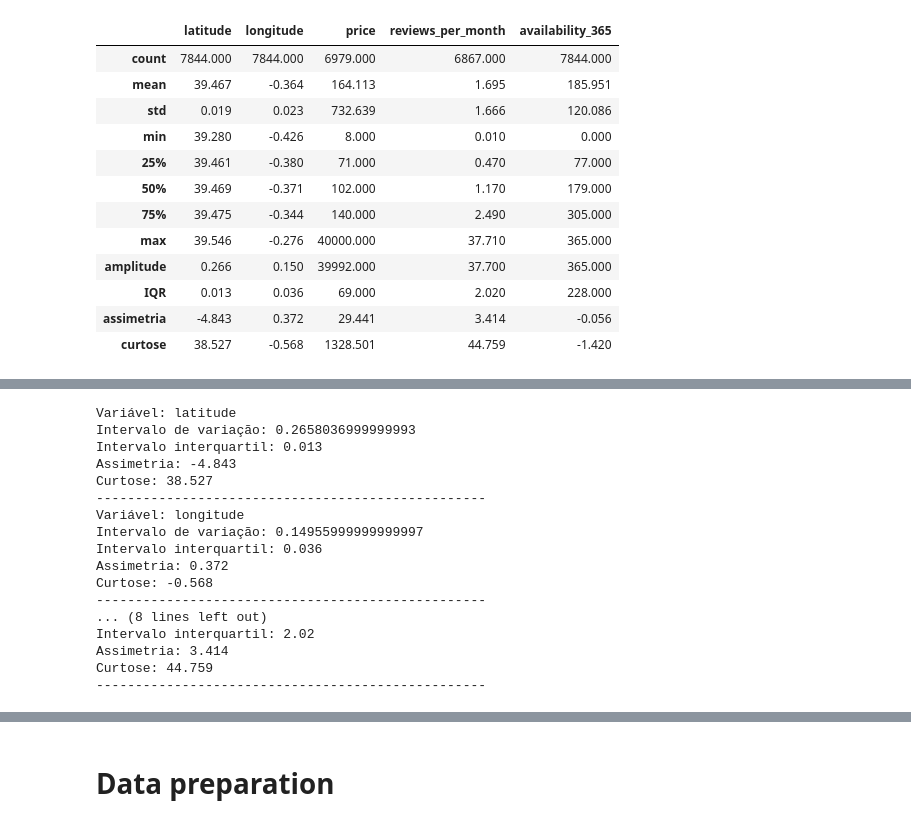
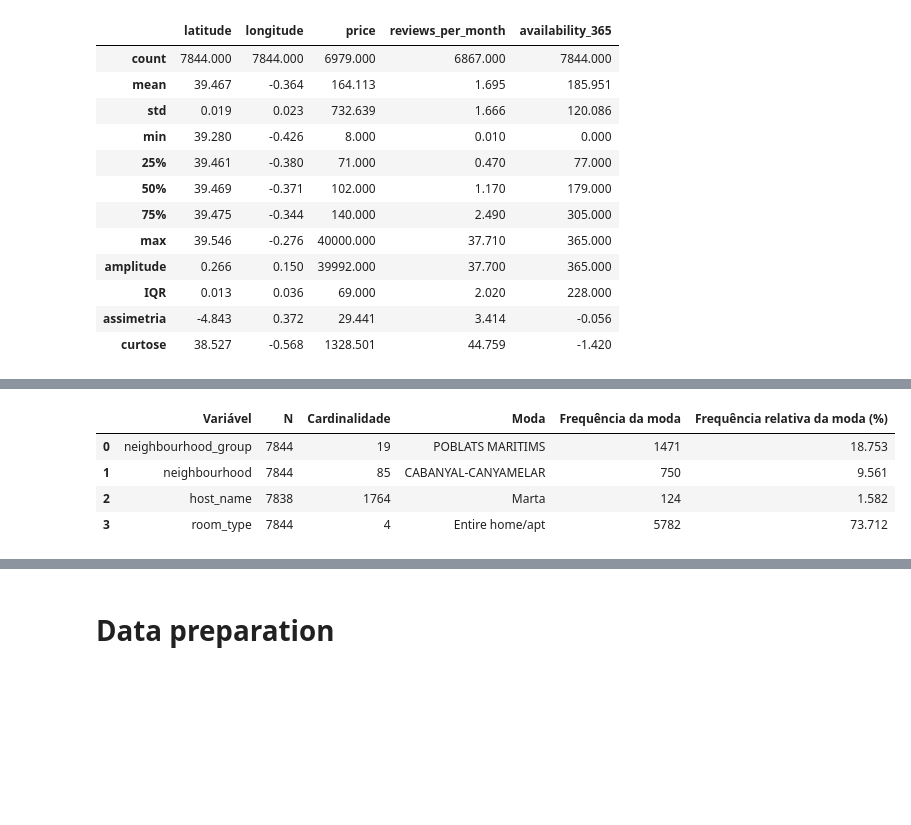
Before and after one commit to leandromicael123/An-lise-regress-o, a Jupyter notebook: Trabalho.ipynb, the cells around one changed output, grey strips where cells are left out. Saved outputs shown, nothing was run; the diff lists cells and outputs as text; code cells hidden in the pictures; blank space fills up the shorter version.

```diff
--- a/Trabalho.ipynb
+++ b/Trabalho.ipynb
@@ -41,0 +69,5 @@ Name: availability_365, dtype: int64
+# %%
+for col in qualitativas_nominais:
+    df[col] = df[col].astype('category')
+
+df.info()
@@ -99,26 +119,39 @@ Curtose: 5.893
 # %%
-for variavel in quantiva_continuas:
-    print(f"Variável: {variavel}")
-    print(f"Intervalo de variação: {df[variavel].max() - df[variavel].min()}")
-    print(f"Intervalo interquartil: {(df[variavel].quantile(0.75) - df[variavel].quantile(0.25)).round(3)}")
-    print(f"Assimetria: {df[variavel].skew().round(3)}")
-    print(f"Curtose: {df[variavel].kurtosis().round(3)}")
-    print("-" * 50)
+# função para descrever variáveis categóricas
+def describe_categorical(df, variaveis, excell=0):
+    resultado = []
+
+    for var in variaveis:
+        serie = df[var]
+
+        n = serie.count()
+        cardinalidade = serie.nunique(dropna=True)
+
+        if not serie.mode().empty:
+            moda = serie.mode().iloc[0]
+            freq_moda = serie.value_counts().iloc[0]
+            freq_rel_moda = round((freq_moda / n) * 100, 3) if n > 0 else 0
+        else:
+            moda = None
+            freq_moda = None
+            freq_rel_moda = None
+
+        resultado.append({
+            "Variável": var,
+            "N": n,
+            "Cardinalidade": cardinalidade,
+            "Moda": moda,
+            "Frequência da moda": freq_moda,
+            "Frequência relativa da moda (%)": freq_rel_moda
+        })
+    resultado_df = pd.DataFrame(resultado)
+    if excell:
+        resultado_df.to_excel("desc_categoricas.xlsx", index=False)
+    return pd.DataFrame(resultado)
+describe_categorical(df,qualitativas_nominais )
 # %% [output]
-Variável: latitude
-Intervalo de variação: 0.2658036999999993
-Intervalo interquartil: 0.013
-Assimetria: -4.843
-Curtose: 38.527
---------------------------------------------------
-Variável: longitude
-Intervalo de variação: 0.14955999999999997
-Intervalo interquartil: 0.036
-Assimetria: 0.372
-Curtose: -0.568
---------------------------------------------------
-... (8 lines left out)
-Intervalo interquartil: 2.02
-Assimetria: 3.414
-Curtose: 44.759
---------------------------------------------------
+|  | Variável | N | Cardinalidade | Moda | Frequência da moda | Frequência relativa da moda (%) |
+| 0 | neighbourhood_group | 7844 | 19 | POBLATS MARITIMS | 1471 | 18.753 |
+| 1 | neighbourhood | 7844 | 85 | CABANYAL-CANYAMELAR | 750 | 9.561 |
+| 2 | host_name | 7838 | 1764 | Marta | 124 | 1.582 |
+| 3 | room_type | 7844 | 4 | Entire home/apt | 5782 | 73.712 |
```
Also changed, not shown: parts of 18 cells of this notebook, 3 other files.
